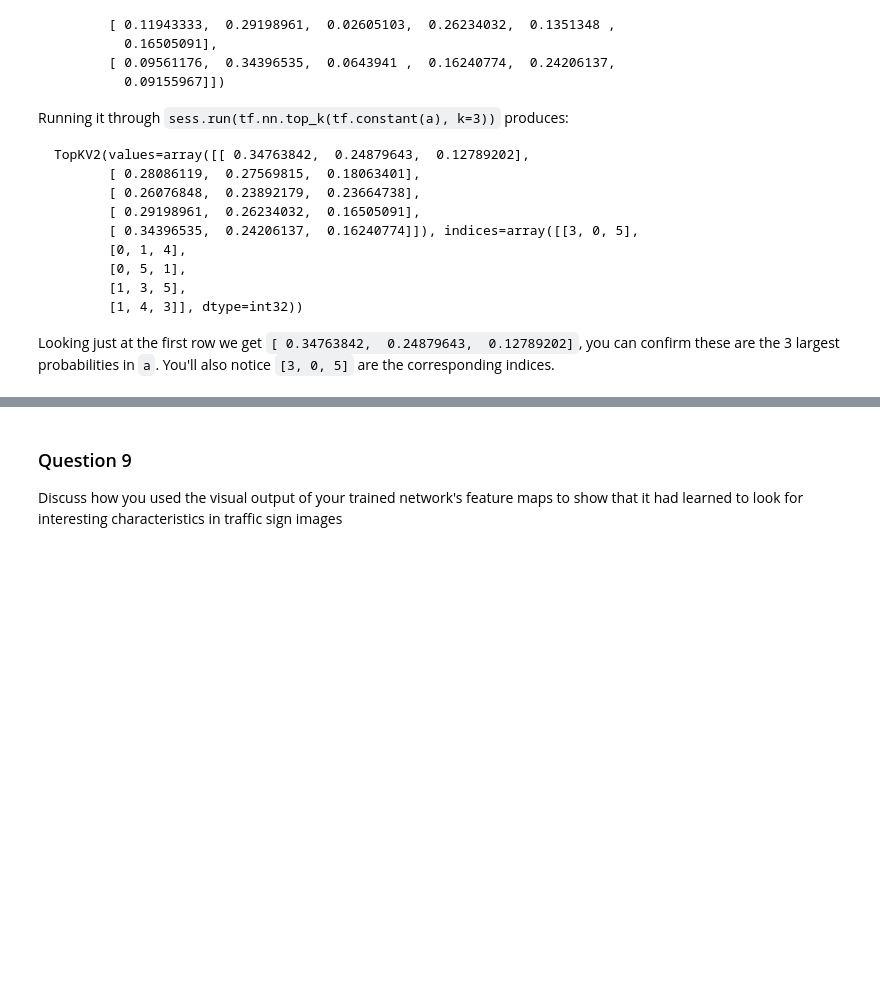
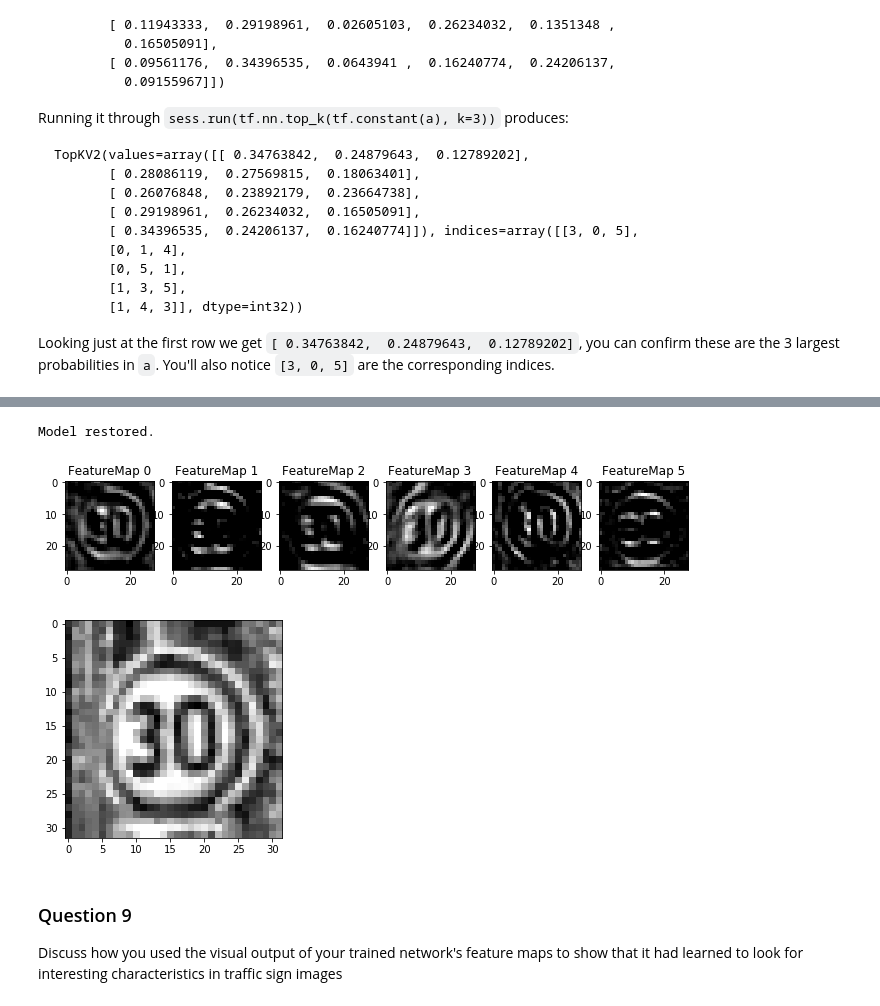
Before and after one commit to alistairskirk/UdacitySDCND-P2, a Jupyter notebook: Traffic_Sign_Classifier.ipynb, the cells around one changed output, grey strips where cells are left out. Drawn from its saved outputs; the diff is of its cells as text; code cells hidden in the pictures; blank space fills up the shorter version.

```diff
--- a/Traffic_Sign_Classifier.ipynb
+++ b/Traffic_Sign_Classifier.ipynb
@@ -678,9 +765,14 @@ Looking just at the first row we get `[ 0.34763842,  0.24879643,  0.12789202]`,
 with tf.Session() as sess:
     saver.restore(sess, tf.train.latest_checkpoint('.'))
     probs = sess.run(logits, feed_dict={x:realxtest})
-    problist = tf.nn.top_k(probs)[0].eval()
-    signident = tf.nn.top_k(probs)[1].eval()
-    print("probabilities:",problist)
-    print("sign ids:", signident)
-    print(sess.run(tf.nn.top_k(probs, k=5)))
+    problist = tf.nn.top_k(probs,k=5)[0].eval()
+    signident = tf.nn.top_k(probs,k=5)[1].eval()
+
+    print("Comparison of expected vs. detected sign ID's and their probabilities:")
+    print("Top 5 list, ranked by highest probability first\n")
+
+    for p,s,a in zip(problist,signident, answerkey):
+        print("Expected Sign ID#:       {}".format(a))
+        print("Detected SignID#:      ", s)
+        print("Detected Probabilities: {}\n".format(p))
 # %% [output]
@@ -749,6 +841,40 @@ def outputFeatureMap(image_input, tf_activation, activation_min=-1, activation_m
             plt.imshow(activation[0,:,:, featuremap], interpolation="nearest", vmin=activation_min, cmap="gray")
         else:
             plt.imshow(activation[0,:,:, featuremap], interpolation="nearest", cmap="gray")
+# %%
+with tf.Session() as sess:
+    saver.restore(sess, './Traffic_Classifier_P2-ASK')
+    print("Model restored.")
+    saver.restore(sess, tf.train.latest_checkpoint('.'))
+
+    conv_out = sess.run([tf.get_collection('conv1_output')], feed_dict={x: X_test})
+
+    activation_min = -1
+    activation_max = -1
+    plt_num = 1
+    plt.figure(plt_num, figsize=(15,15))
+
+    for i, c in enumerate(conv_out[0]):
+        featuremaps = c.shape[3]
+        for featuremap in range(featuremaps):
+            plt.subplot(6,8, featuremap+1)
+            plt.title('FeatureMap ' + str(featuremap)) # displays the feature map number
+            if activation_min != -1 & activation_max != -1:
+                plt.imshow(c[1,:,:, featuremap], interpolation="nearest", vmin =activation_min, vmax=activation_max, cmap="gray")
+            elif activation_max != -1:
+                plt.imshow(c[1,:,:, featuremap], interpolation="nearest", vmax=activation_max, cmap="gray")
+            elif activation_min !=-1:
+                plt.imshow(c[1,:,:, featuremap], interpolation="nearest", vmin=activation_min, cmap="gray")
+            else:
+                plt.imshow(c[1,:,:, featuremap], interpolation="nearest", cmap="gray")
+
+    plt.figure()
+    #print(np.shape(X_test))
+    plt.imshow(X_test[1].squeeze(), cmap='gray')
+# %% [output]
+Model restored.
+[figure, added]
+[figure, added]
 # %% [markdown]
 ### Question 9
 
```
Also changed, not shown: parts of 14 cells of this notebook, 7 other files.
